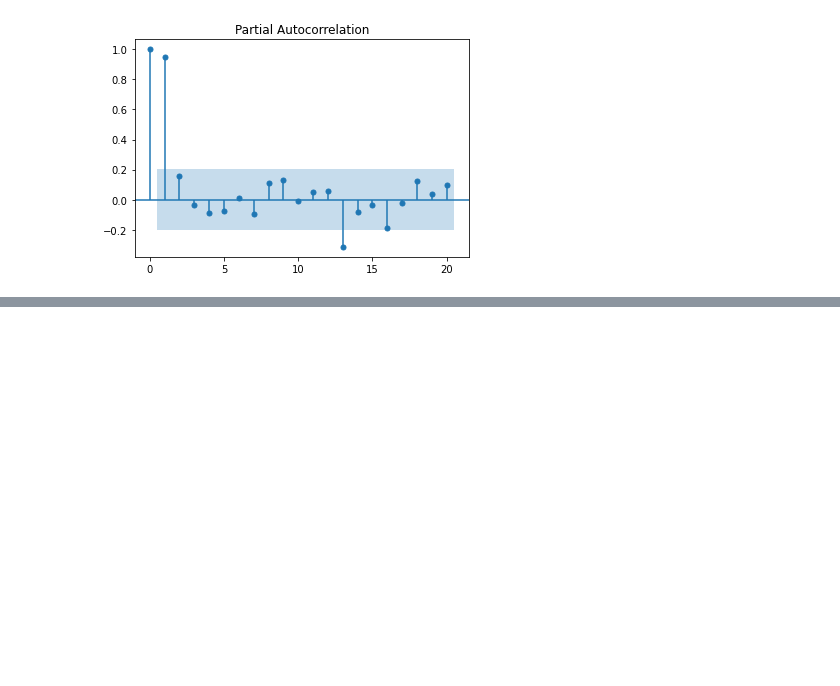
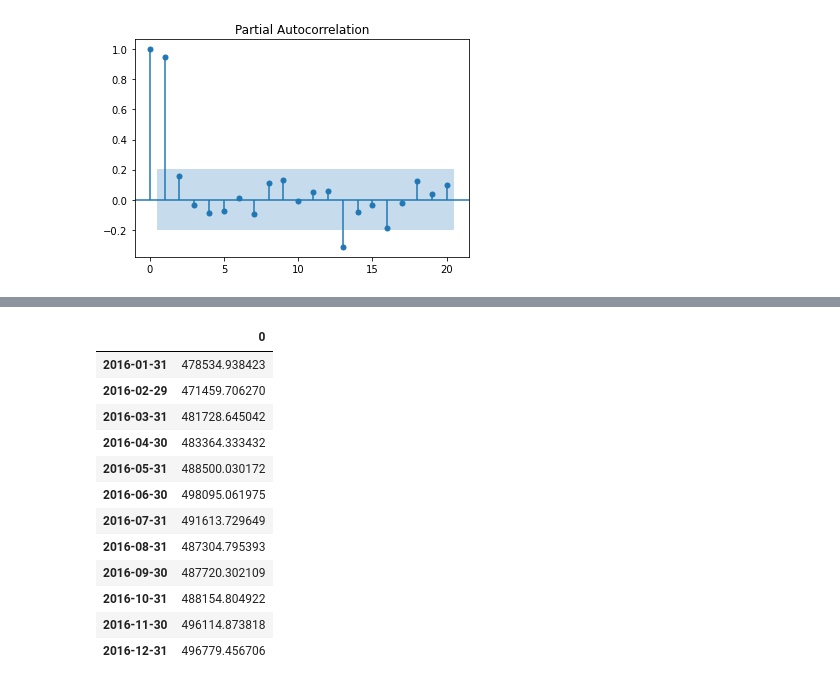
Before and after one commit to camilochaves10/time-series-group-project, a Jupyter notebook: time_series_group_project.ipynb, the cells around one changed output, grey strips where cells are left out. Cells and saved outputs as stored; diff of their text form; code cells hidden in the pictures; blank space fills up the shorter version.

```diff
--- a/time_series_group_project.ipynb
+++ b/time_series_group_project.ipynb
@@ -106,0 +144,17 @@ plt.show()
+# %%
+pred=pd.DataFrame(pred)
+pred
+# %% [output]
+|  | 0 |
+| 2016-01-31 | 478534.938423 |
+| 2016-02-29 | 471459.706270 |
+| 2016-03-31 | 481728.645042 |
+| 2016-04-30 | 483364.333432 |
+| 2016-05-31 | 488500.030172 |
+| 2016-06-30 | 498095.061975 |
+| 2016-07-31 | 491613.729649 |
+| 2016-08-31 | 487304.795393 |
+| 2016-09-30 | 487720.302109 |
+| 2016-10-31 | 488154.804922 |
+| 2016-11-30 | 496114.873818 |
+| 2016-12-31 | 496779.456706 |
```
Also changed, not shown: parts of 6 cells of this notebook.
